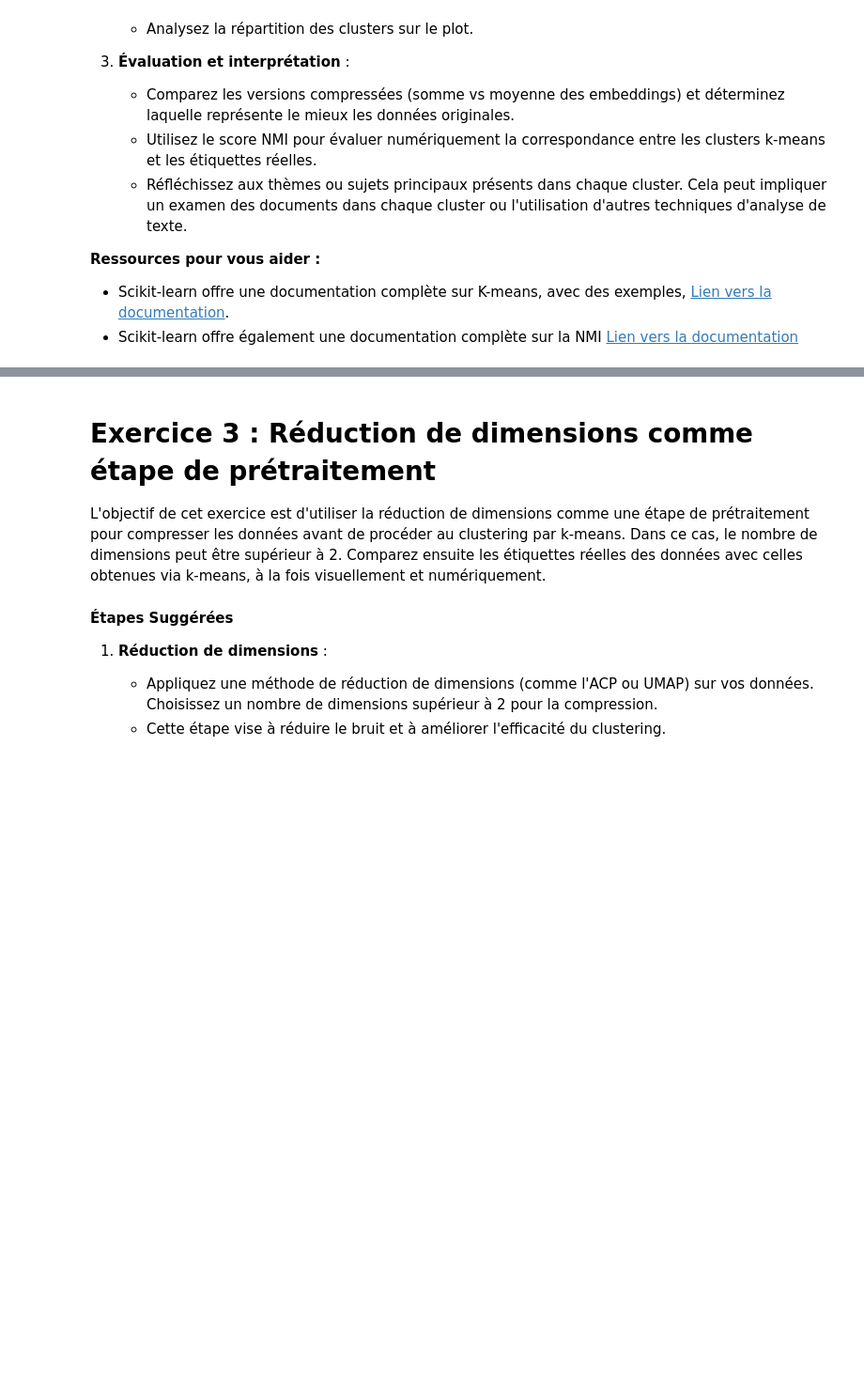
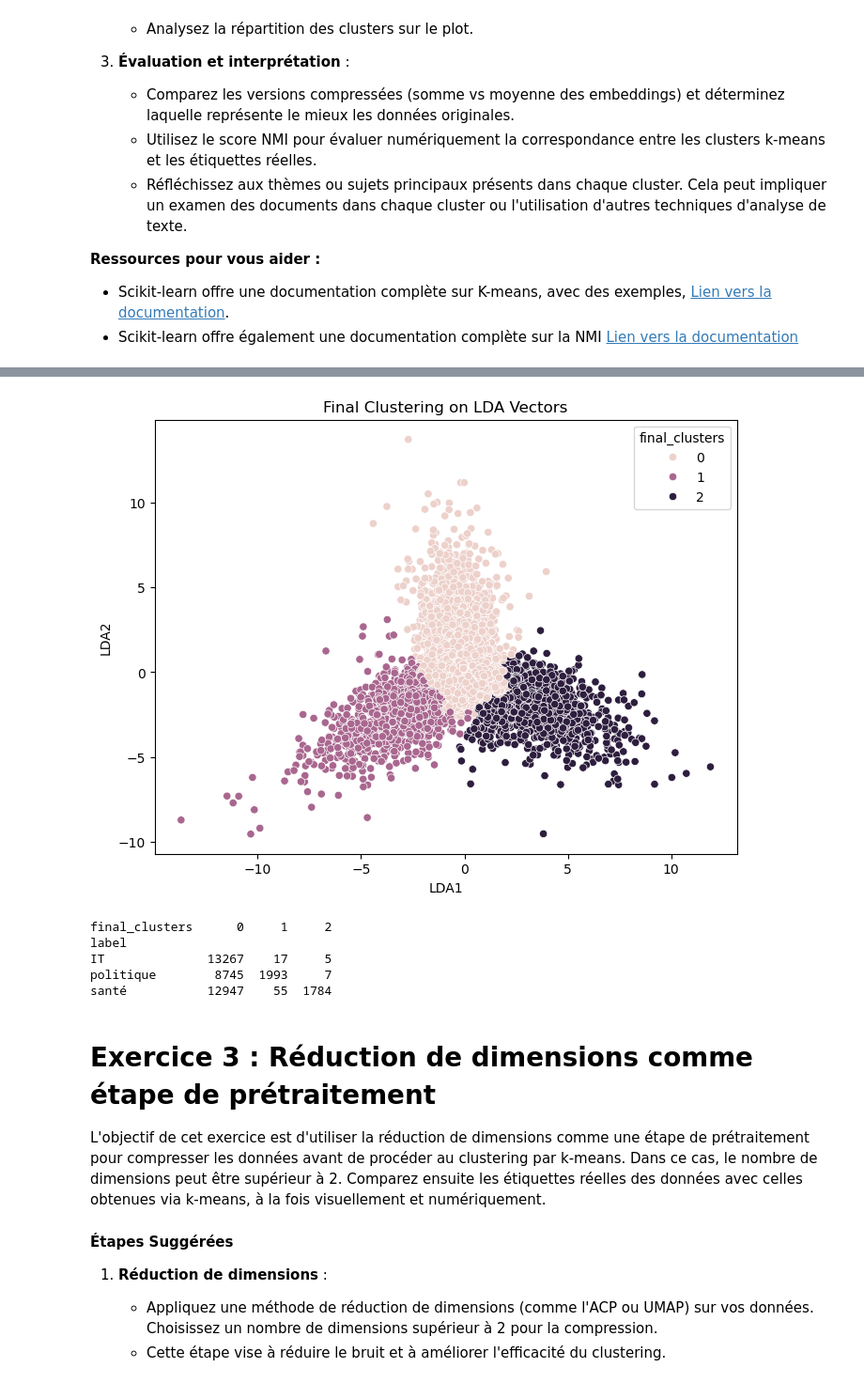
Before and after one commit to ferrorra/Data-Science-M1, a Jupyter notebook: NLP/TP_text_mining_M1.ipynb, the cells around one changed output, grey strips where cells are left out. Shown at 94% size. Saved outputs shown, nothing was run; the diff lists cells and outputs as text; code cells hidden in the pictures; blank space fills up the shorter version.

```diff
--- a/NLP/TP_text_mining_M1.ipynb
+++ b/NLP/TP_text_mining_M1.ipynb
@@ -747,3 +859,31 @@ pred = KMeans(n_clusters=3,
+# %%
+from collections import Counter
+import numpy as np
+
+def majority_vote(*clusterings):
+    votes = list(zip(*clusterings))
+    final_clusters = [Counter(vote).most_common(1)[0][0] for vote in votes]
+    return np.array(final_clusters)
+# %%
+final_clusters = majority_vote(df_lda['cluster_agg'], df_lda['cluster_birch'], df_lda['cluster_kmeans'])
+# %%
+df_lda['final_clusters'] = final_clusters
+plt.figure(figsize=(8,6))
+sns.scatterplot(data=df_lda, x='LDA1', y='LDA2', hue='final_clusters')
+plt.title('Final Clustering on LDA Vectors')
+plt.show()
+# %% [output]
+[figure, added]
+# %%
+cross_tab_final = pd.crosstab(df_lda['label'], df_lda['final_clusters'])
+
+print(cross_tab_final)
+# %% [output]
+final_clusters      0     1     2
+label
+IT              13267    17     5
+politique        8745  1993     7
+santé           12947    55  1784
 # %% [markdown]
 # Exercice 3 : Réduction de dimensions comme étape de prétraitement
 
```
Also changed, not shown: parts of 15 cells of this notebook, 1 other file.
